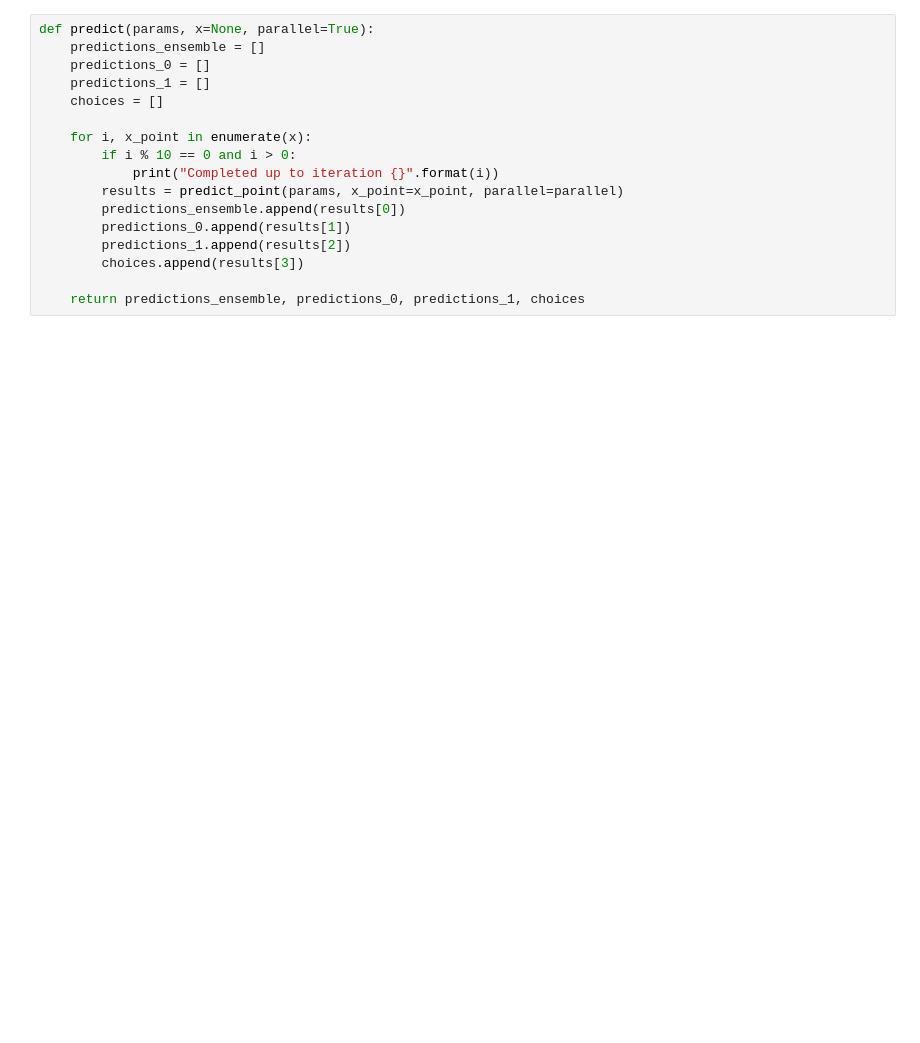
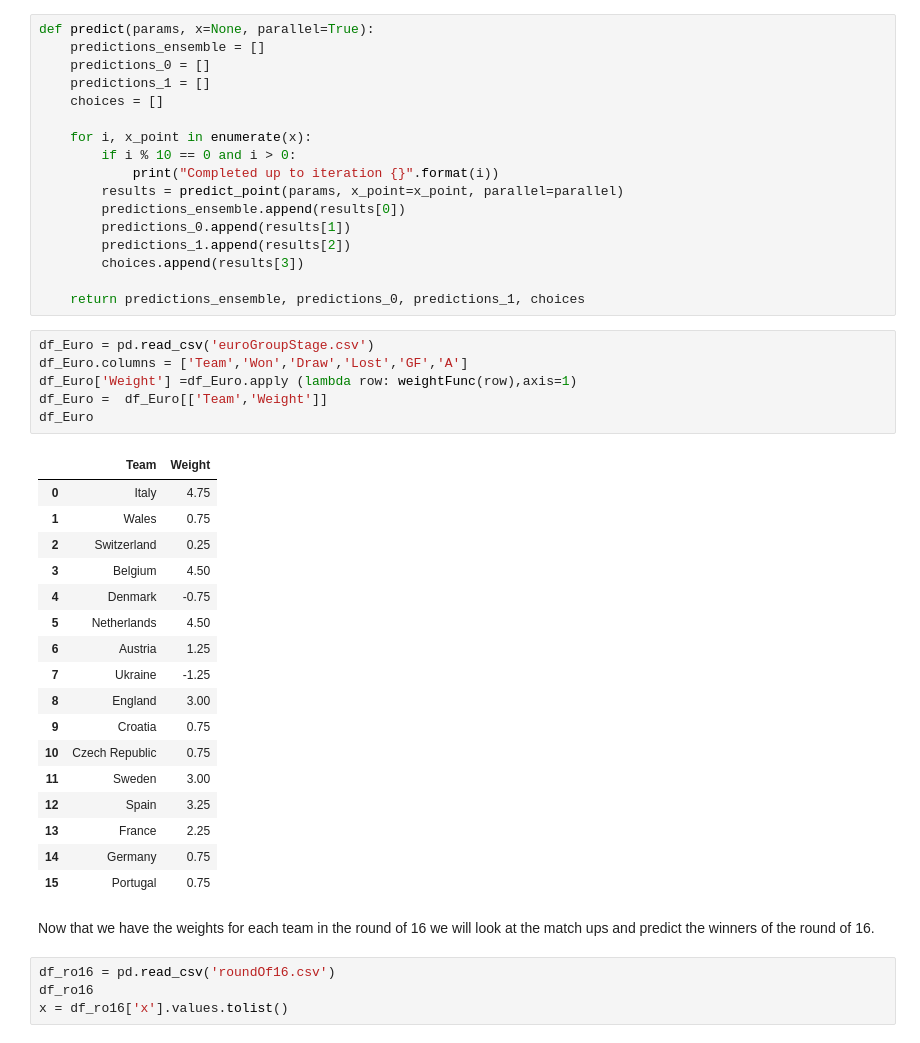
Before and after one commit to CDL-Quantum/Hackathon2021, a Jupyter notebook: Loo Boys/Euro_Simulation.ipynb, the cells around one changed output. Saved outputs shown, nothing was run; the diff lists cells and outputs as text; blank space fills up the shorter version.

```diff
--- a/Loo Boys/Euro_Simulation.ipynb
+++ b/Loo Boys/Euro_Simulation.ipynb
@@ -226,3 +225,33 @@ def predict(params, x=None, parallel=True):
         choices.append(results[3])
 
     return predictions_ensemble, predictions_0, predictions_1, choices
+# %%
+df_Euro = pd.read_csv('euroGroupStage.csv')
+df_Euro.columns = ['Team','Won','Draw','Lost','GF','A']
+df_Euro['Weight'] =df_Euro.apply (lambda row: weightFunc(row),axis=1)
+df_Euro =  df_Euro[['Team','Weight']]
+df_Euro
+# %% [output]
+|  | Team | Weight |
+| 0 | Italy | 4.75 |
+| 1 | Wales | 0.75 |
+| 2 | Switzerland | 0.25 |
+| 3 | Belgium | 4.50 |
+| 4 | Denmark | -0.75 |
+| 5 | Netherlands | 4.50 |
+| 6 | Austria | 1.25 |
+| 7 | Ukraine | -1.25 |
+| 8 | England | 3.00 |
+| 9 | Croatia | 0.75 |
+| 10 | Czech Republic | 0.75 |
+| 11 | Sweden | 3.00 |
+| 12 | Spain | 3.25 |
+| 13 | France | 2.25 |
+| 14 | Germany | 0.75 |
+| 15 | Portugal | 0.75 |
+# %% [markdown]
+Now that we have the weights for each team in the round of 16 we will look at the match ups and predict the winners of the round of 16.
+# %%
+df_ro16 = pd.read_csv('roundOf16.csv')
+df_ro16
+x = df_ro16['x'].values.tolist()
```
Also changed, not shown: parts of 4 cells of this notebook, 6 other files.
